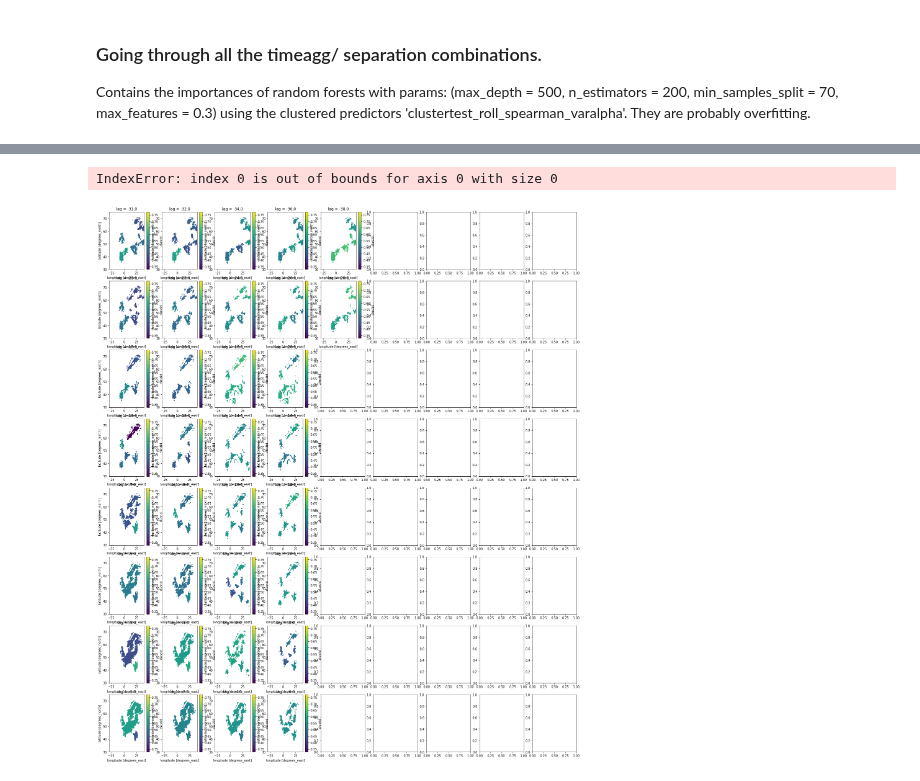
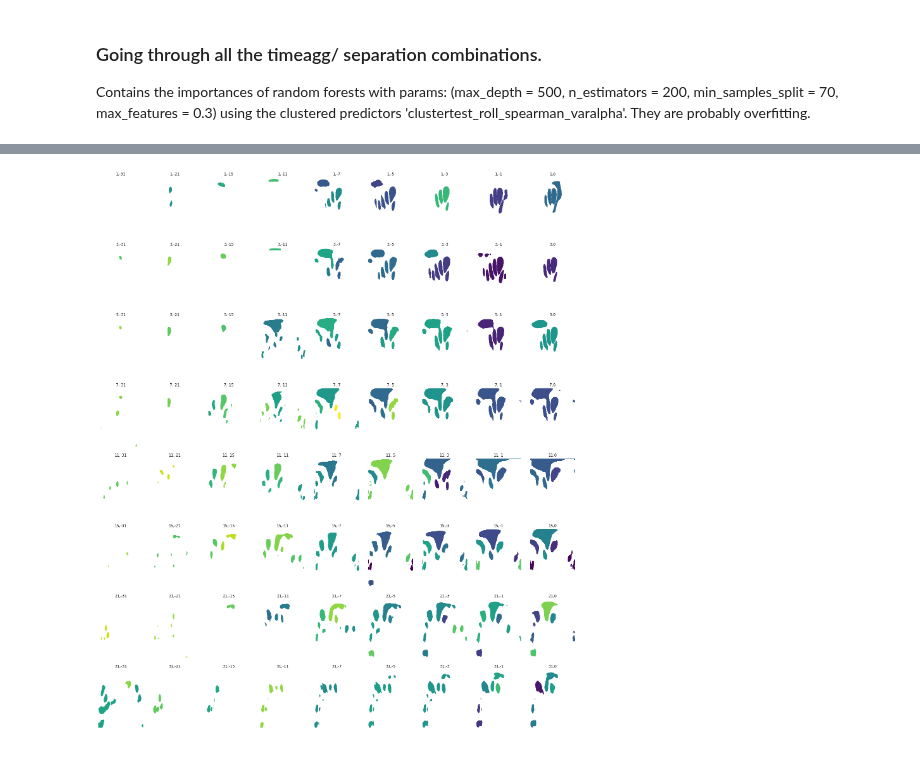
Before and after one commit to chiemvs/Weave, a Jupyter notebook: notebooks/evaluate_all_importances.ipynb, the cells around one changed output, grey strips where cells are left out. Cells and saved outputs as stored; diff of their text form; code cells hidden in the pictures.

Commit message:
New paramtest, scaling mse with std in notebooks, and reptimeagg stratification for plotting importances

```diff
--- a/notebooks/evaluate_all_importances.ipynb
+++ b/notebooks/evaluate_all_importances.ipynb
@@ -128,25 +130,24 @@ def plot_importance_per_var(selection: pd.Series, basepath: Path):
     variable = np.unique(selection.index.get_level_values('variable'))[0] # Should be unique, perhaps assert statement
     separations = np.unique(selection.index.get_level_values('separation')).astype('int')
     separations.sort()
-    separations = separations[::-1].tolist()
+    separations = separations.tolist()
 
     timeaggs = np.unique(selection.index.get_level_values('timeagg')).astype('int')
     timeaggs.sort()
-    timeaggs = timeaggs[::-1].tolist() # Reversed because of slow to fast. Actually reversed is more meaningful for separation
+    timeaggs = timeaggs.tolist()
 
     fig, axes = plt.subplots(nrows = len(timeaggs), ncols = len(separations), squeeze=False, figsize = (3*len(separations),4*len(timeaggs)))
-
     for separation in separations:
         for timeagg in timeaggs:
-            try:
-                subset = selection.loc[(variable, str(timeagg), slice(None), str(separation))]
+            subset = selection.loc[(slice(None),variable, str(timeagg), slice(None), str(separation))]
+            ax = axes[timeaggs.index(timeagg), separations.index(separation)]
+            ax.set_axis_off()
+            if not subset.empty: # If empty then there are no clusters for this separation / timeagg.
                 lag = np.unique(subset.index.get_level_values('lag'))[0] # Is unique because we are working with a selection from one separation. Each timeagg has a unique lag
                 clust_map = read_clustid_map(basepath = basepath, variable = variable, timeagg = timeagg, lag = int(lag))
                 clust_map = fill_with_importance(clust_map,imp_series=subset)
-                ax = axes[timeaggs.index(timeagg), separations.index(separation)]
-                clust_map.plot(ax = ax,vmin = selection.min(), vmax = selection.max())
-            except KeyError: # This variable combination does not exist. No significant clusters are present
-                pass
+                ax.pcolormesh(clust_map,vmin = selection.min(), vmax = selection.max())
+            ax.set_title(f'{timeagg},{separation}')
 
 # single function for a plot on a basemap?
 # %%
@@ -164,8 +163,13 @@ basepath = Path('/scistor/ivm/jsn295/importance')
 # %%
 total = []
+keys = []
 for i in basepath.glob('*/*/*.parquet'):
     # You might want to scale over multiple separations, though this might lead to a problem with scores /folds that are very different. Or do it per separation (then importances are not relative to each other)
-    timeagg, separation = i.parts[len(basepath.parts):(len(basepath.parts)+2)]
+    resptimeagg, separation = i.parts[len(basepath.parts):(len(basepath.parts)+2)]
     dat_onesep = pd.read_parquet(i)
     total.append(dat_onesep)
-total = pd.concat(total, axis = 0)
+    keys.append((resptimeagg,separation))
+total = pd.concat(total, axis = 0, keys = keys) # Now separation is in there twice
+total.index.names = ['respagg','separation2'] + total.index.names[2:]
+total.index = total.index.droplevel('separation2')
+total = total.reorder_levels([1,0] + list(range(2,8))) # To make sure that [1:] selects all except fold
@@ -172,3 +194,3 @@ total = pd.concat(total, axis = 0)
 # %%
-scale_per_fold = total.groupby('fold').apply(scale_scores_ranks_to_importance, **{'fill_multipass':True}).groupby(total.index.names[1:]).mean()
+scale_per_fold = total.groupby(['respagg','fold']).apply(scale_scores_ranks_to_importance, **{'fill_multipass':True}).groupby(total.index.names[1:]).mean()
 # %%
@@ -217,5 +253,4 @@ Name: (singlepass, rank), Length: 314, dtype: float64
 # %%
-plot_importance_per_var(scale_per_fold.loc[(['swvl13_europe'],slice(None),slice(None),slice(None),slice(None), 'spatcov'),('singlepass','rank')], basepath = Path('/scistor/ivm/jsn295/clustertest_roll_spearman_varalpha/'))
+plot_importance_per_var(scale_per_fold.loc[('11','z300_nhnorm',slice(None),slice(None),slice(None),slice(None), 'spatcov'),('singlepass','rank')], basepath = Path('/scistor/ivm/jsn295/clustertest_roll_spearman_varalpha/'))
 # %% [output]
-IndexError: index 0 is out of bounds for axis 0 with size 0
-[figure, old version]
+[figure, new version]
```
Also changed, not shown: parts of 10 cells of this notebook, 4 other files.
